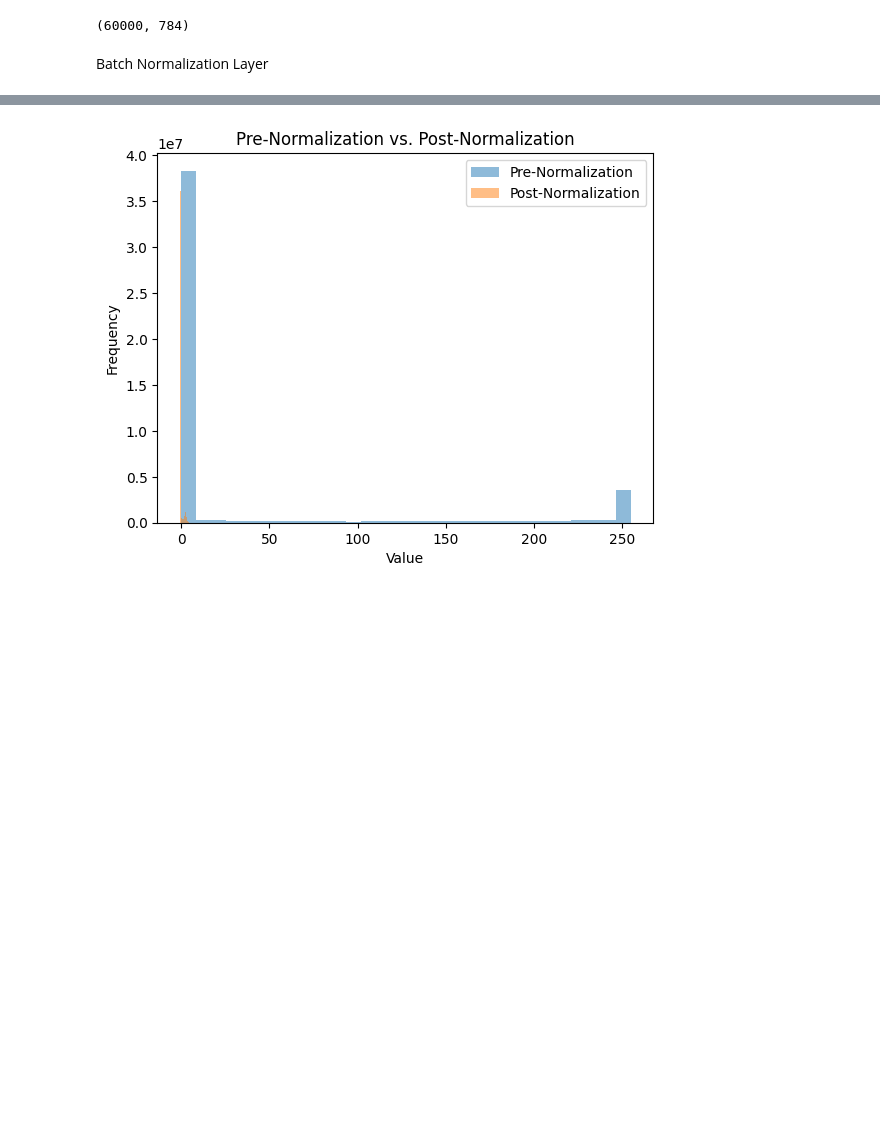
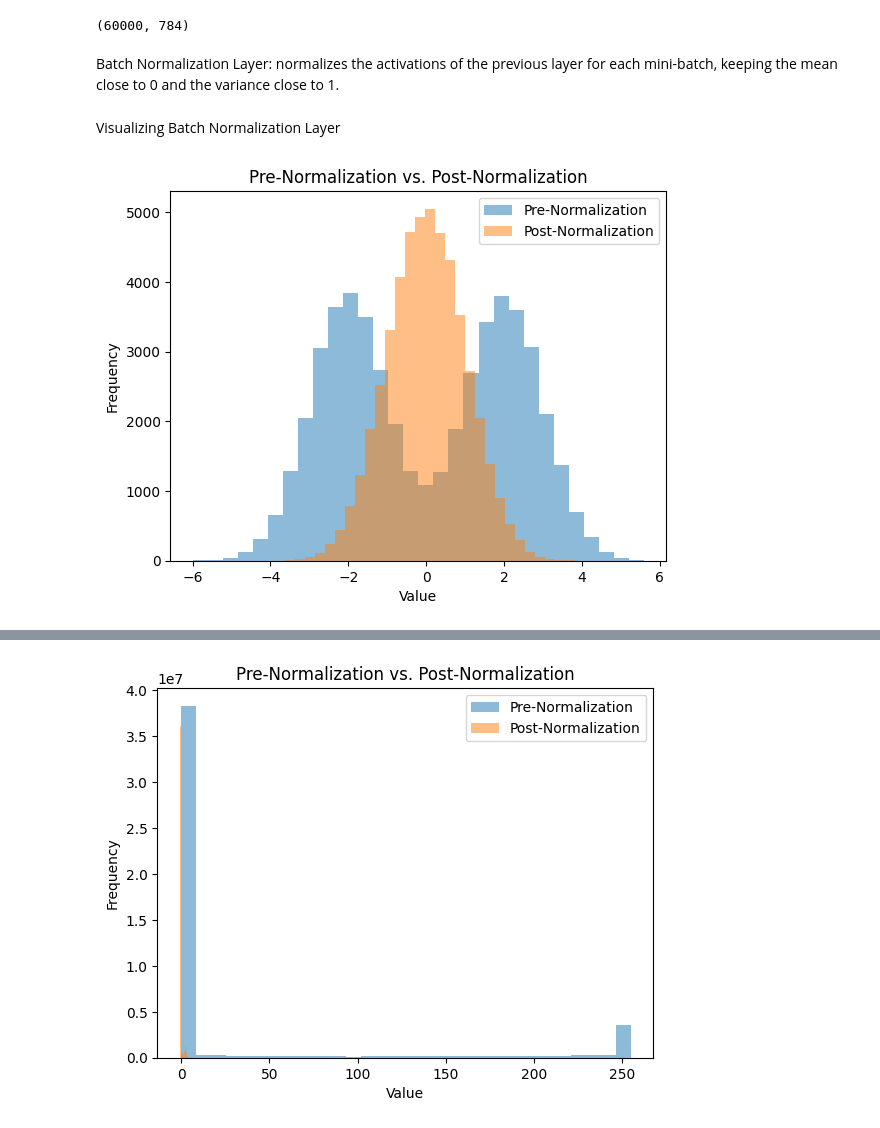
Before and after one commit to ChuongLe279/CNN-from-strach, a Jupyter notebook: functions.ipynb, the cells around one changed output, grey strips where cells are left out. Cells and saved outputs as stored; diff of their text form; code cells hidden in the pictures; blank space fills up the shorter version.

Commit message:
Add Visualization Example

```diff
--- a/functions.ipynb
+++ b/functions.ipynb
@@ -26,7 +26,7 @@ train_images_flat.shape
 # %% [output]
 (60000, 784)
 # %% [markdown]
-Batch Normalization Layer
+Batch Normalization Layer: normalizes the activations of the previous layer for each mini-batch, keeping the mean close to 0 and the variance close to 1.
 # %%
 #Chuẩn hóa các dữ liệu đầu vào, nằm giữa các fully connected layer / convo
 class BatchNorm:
@@ -62,3 +62,47 @@ class BatchNorm:
 
         # Display the plot
         plt.show()
+
+    def plot_activation_distribution(self, activation_function):
+        # Compute the activation before batch normalization
+        pre_norm_activation = activation_function(self.x)
+
+        # Compute the activation after batch normalization
+        post_norm_activation = activation_function(self.x_norm)
+
+        # Compute the histograms of the pre-normalized and post-normalized activations
+        pre_norm_hist, pre_norm_bins = np.histogram(pre_norm_activation, bins=30)
+        post_norm_hist, post_norm_bins = np.histogram(post_norm_activation, bins=30)
+
+        # Plot the pre-normalized activation
+        plt.hist(pre_norm_bins[:-1], pre_norm_bins, weights=pre_norm_hist, alpha=0.5, label='Pre-Normalization')
+
+        # Plot the post-normalized activation
+        plt.hist(post_norm_bins[:-1], post_norm_bins, weights=post_norm_hist, alpha=0.5, label='Post-Normalization')
+
+        # Add labels, a title, and a legend
+        plt.xlabel('Activation Value')
+        plt.ylabel('Frequency')
+        plt.title('Activation Distribution: Pre-Normalization vs. Post-Normalization')
+        plt.legend()
+
+        # Display the plot
+        plt.show()
+# %% [markdown]
+Visualizing Batch Normalization Layer
+# %%
+# Create an instance of BatchNorm with a hypothetical hidden size, for example, 50.
+bn_layer = BatchNorm(50)
+
+# Pass some data from a mixture of Gaussians through the BatchNorm layer
+# Generate data from two different normal distributions and combine them
+data1 = np.random.normal(-2, 1, size=(500, 50))
+data2 = np.random.normal(2, 1, size=(500, 50))
+data = np.concatenate([data1, data2])
+
+bn_layer.forward(data.T)
+
+# Now, call the visualization methods
+bn_layer.plot_batch_norm()
+# %% [output]
+[figure, added]
```
Also changed, not shown: parts of 4 cells of this notebook.
